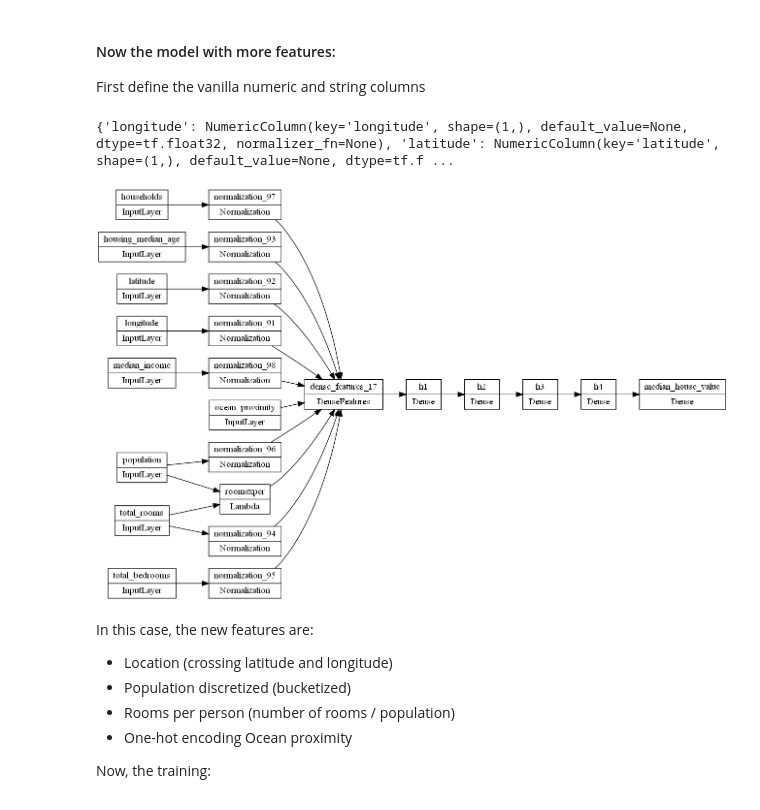
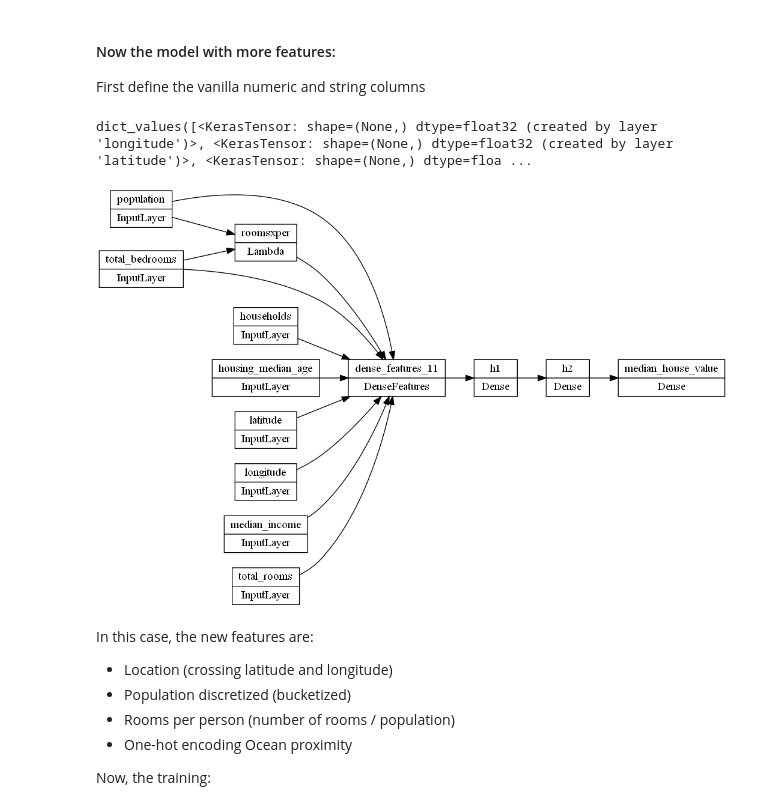
Before and after one commit to loaspra/feature-eng-tf, a Jupyter notebook: house_pricing.ipynb, the cells around one changed output. Cells and saved outputs as stored; diff of their text form; code cells hidden in the pictures.

Commit message:
REmoving location feature for bencharmking against other methods (not DNN)

```diff
--- a/house_pricing.ipynb
+++ b/house_pricing.ipynb
@@ -225,6 +225,12 @@ def roomsxper(params):
     room, pop = params
     return room / pop
 # %%
+ # numeric values that'll be used on feature cols:
+numerics_fc = [
+'housing_median_age',
+'total_rooms', 'total_bedrooms', 'population',
+'households', 'median_income']
+
 col_numerics_2 = col_numerics  # A really good input pipeline
 
 col_string_2 = [
@@ -237,70 +243,67 @@ inputs = {
     for col_name in col_numerics_2
 }
 
-inputs.update({
-    col_name: layers.Input(name = col_name, shape = (), dtype= 'string')
-    for col_name in col_string_2
-})
+# inputs.update({
+#     col_name: layers.Input(name = col_name, shape = (), dtype= 'string')
+#     for col_name in col_string_2
+# })
 
 transformed = inputs.copy()
 
 # normalizing numeric features:
-for perro in col_numerics_2:
-    layer = layers.Normalization(axis = None)
-    layer.adapt(train_ds_ax[perro])
-    transformed[perro] = layer(inputs[perro])
+# for perro in col_numerics_2:
+#     if perro not in ['longitude', 'latitude']:
+#         layer = layers.Normalization(axis = None)
+#         layer.adapt(train_ds_ax[perro])
+#         transformed[perro] = layer(inputs[perro])
 
 feature_cols = {
     col_name: fc.numeric_column(col_name)
-    for col_name in col_numerics_2
+    for col_name in numerics_fc
 }
-
-
 
 # now rooms x person (an aux function is needed):
 transformed['roomsxper'] = layers.Lambda(
     roomsxper,
     name = 'roomsxper')([
-        inputs['total_rooms'],
+        inputs['total_bedrooms'],
         inputs['population']]
     )
 
 feature_cols['roomsxper'] = fc.numeric_column('roomsxper')
 
 # Second, given the distribution of the "population" column,
 # a bucketized feature could be useful
 
 # locatio
-feature_cols['location'] = fc.embedding_column(fc.crossed_column(['latitude', 'longitude'], 1000), 1000)
+# feature_cols['location'] = fc.embedding_column(fc.crossed_column(['latitude', 'longitude'], 100), 1000)
 
 # One-hot OCEAN PROXIMITY:
-vocab = df[col_string].unique()
+# vocab = df[col_string].unique()
 
-one_hot_OP = fc.categorical_column_with_vocabulary_list(col_string, vocab)
-feature_cols['OceaProx'] = fc.indicator_column(one_hot_OP)
+# one_hot_OP = fc.categorical_column_with_vocabulary_list(col_string, vocab)
+# feature_cols['OceaProx'] = fc.indicator_column(one_hot_OP)
 
 # now the odel:
 
-# print(inputs.values())
+print(inputs.values())
 dnn_inputs = layers.DenseFeatures(feature_cols.values())(transformed)
-h1 = layers.Dense(8, activation = 'relu', name = 'h1')(dnn_inputs)
-h2 = layers.Dense(8, activation = 'relu', name = 'h2')(h1)
-h3 = layers.Dense(8, activation = 'relu', name = 'h3')(h2)
-h4 = layers.Dense(8, activation = 'relu', name = 'h4')(h3)
-output = layers.Dense(1, activation = 'linear', name = 'median_house_value')(h4)
+h1 = layers.Dense(30, activation = 'relu', name = 'h1')(dnn_inputs)
+h2 = layers.Dense(16, activation = 'relu', name = 'h2')(h1)
+output = layers.Dense(1, activation = 'linear', name = 'median_house_value')(h2)
 
 feat_model = tf.keras.models.Model(inputs, output)
 
 feat_model.compile(optimizer = 'adam',
                     loss = 'mse',
                     metrics = ['mse'])
 
-print(feature_cols)
+
 # now te plot:
 tf.keras.utils.plot_model(feat_model, 'featured_model.png', show_shapes=False, rankdir='LR')
 # %% [output]
-{'longitude': NumericColumn(key='longitude', shape=(1,), default_value=None, dtype=tf.float32, normalizer_fn=None), 'latitude': NumericColumn(key='latitude', shape=(1,), default_value=None, dtype=tf.f ...
+dict_values([<KerasTensor: shape=(None,) dtype=float32 (created by layer 'longitude')>, <KerasTensor: shape=(None,) dtype=float32 (created by layer 'latitude')>, <KerasTensor: shape=(None,) dtype=floa ...
-[figure, old version]
+[figure, new version]
 # %% [markdown]
 In this case, the new features are:
 + Location (crossing latitude and longitude)
```
Also changed, not shown: parts of 9 cells of this notebook, 5 other files.
